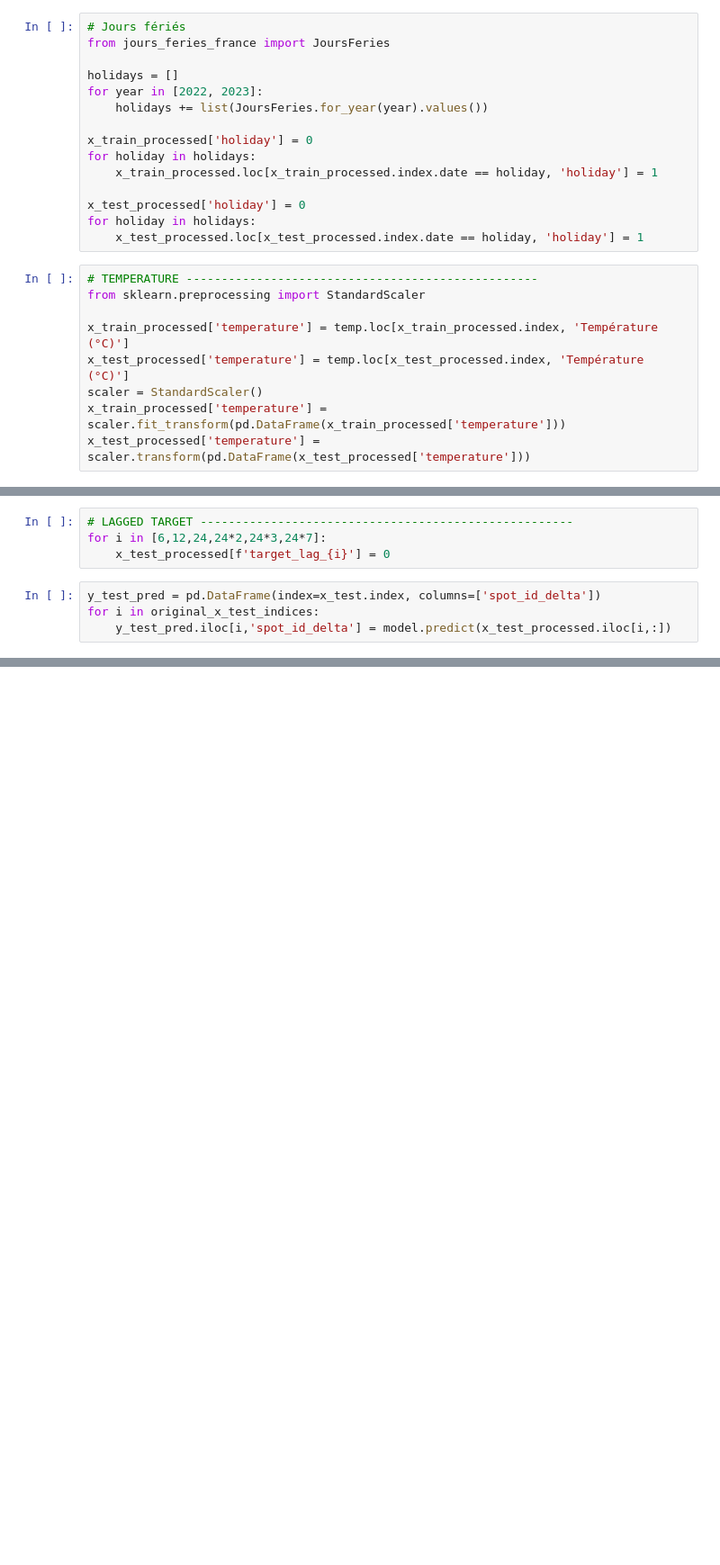
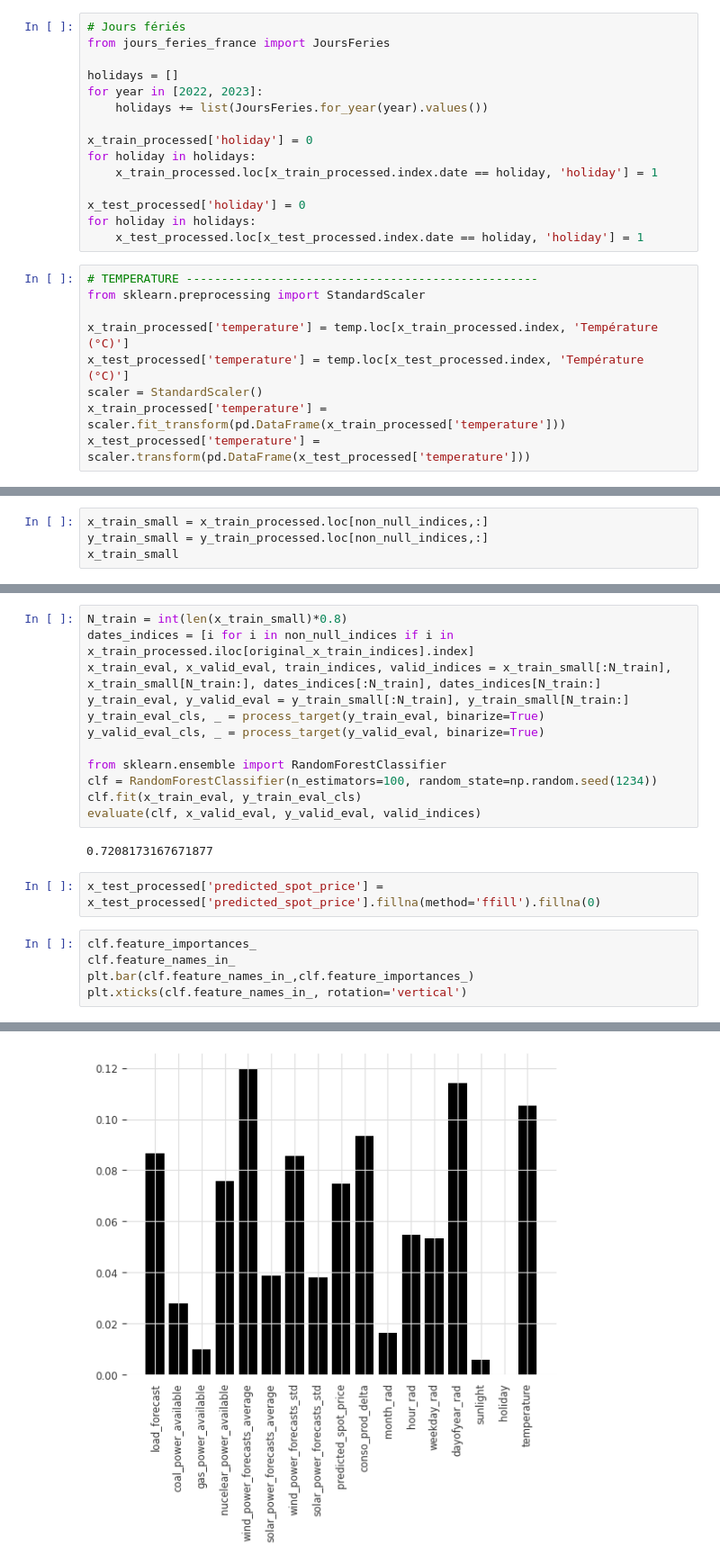
Before and after one commit to nour-m-bouayed/data_challenge_elmy, a Jupyter notebook: modeling_nour.ipynb, the cells around one changed output, grey strips where cells are left out. Shown at 90% size. Cells and saved outputs as stored; diff of their text form; blank space fills up the shorter version.

```diff
--- a/modeling_nour.ipynb
+++ b/modeling_nour.ipynb
@@ -212,8 +191,0 @@ IndexError: index 6760 is out of bounds for axis 0 with size 4348
-# %%
-# LAGGED TARGET -----------------------------------------------------
-for i in [6,12,24,24*2,24*3,24*7]:
-    x_test_processed[f'target_lag_{i}'] = 0
-# %%
-y_test_pred = pd.DataFrame(index=x_test.index, columns=['spot_id_delta'])
-for i in original_x_test_indices:
-    y_test_pred.iloc[i,'spot_id_delta'] = model.predict(x_test_processed.iloc[i,:])
@@ -225,0 +192,4 @@ model.fit(proc_x_train, proc_y_train);
+# %%
+x_train_small = x_train_processed.loc[non_null_indices,:]
+y_train_small = y_train_processed.loc[non_null_indices,:]
+x_train_small
@@ -225,0 +217,22 @@ model.fit(proc_x_train, proc_y_train);
+# %%
+N_train = int(len(x_train_small)*0.8)
+dates_indices = [i for i in non_null_indices if i in x_train_processed.iloc[original_x_train_indices].index]
+x_train_eval, x_valid_eval, train_indices, valid_indices = x_train_small[:N_train], x_train_small[N_train:], dates_indices[:N_train], dates_indices[N_train:]
+y_train_eval, y_valid_eval = y_train_small[:N_train], y_train_small[N_train:]
+y_train_eval_cls, _ = process_target(y_train_eval, binarize=True)
+y_valid_eval_cls, _ = process_target(y_valid_eval, binarize=True)
+
+from sklearn.ensemble import RandomForestClassifier
+clf = RandomForestClassifier(n_estimators=100, random_state=np.random.seed(1234))
+clf.fit(x_train_eval, y_train_eval_cls)
+evaluate(clf, x_valid_eval, y_valid_eval, valid_indices)
+# %% [output]
+0.7208173167671877
+# %%
+x_test_processed['predicted_spot_price'] = x_test_processed['predicted_spot_price'].fillna(method='ffill').fillna(0)
+# %%
+clf.feature_importances_
+clf.feature_names_in_
+plt.bar(clf.feature_names_in_,clf.feature_importances_)
+plt.xticks(clf.feature_names_in_, rotation='vertical')
+# %% [output]
@@ -225,0 +256 @@ model.fit(proc_x_train, proc_y_train);
+[figure, added]
```
Also changed, not shown: parts of 25 cells of this notebook, 1 other file.
